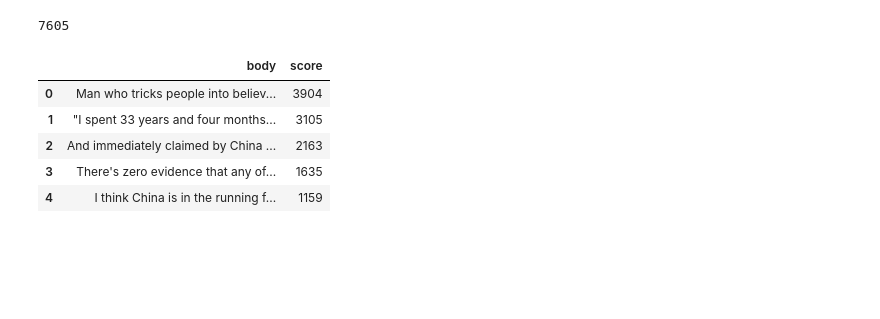
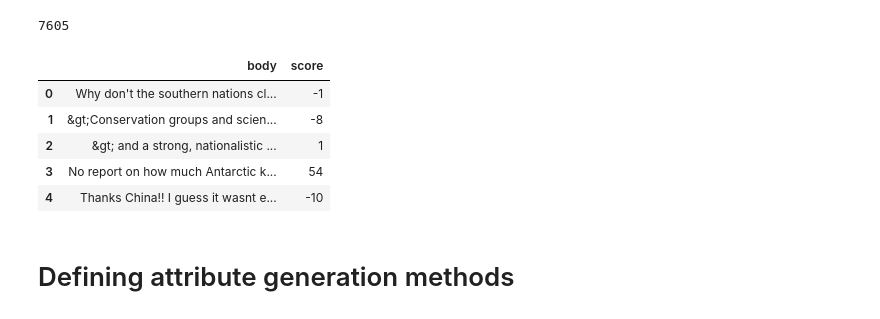
Before and after one commit to congsen1991/MLRedditHiveMind, a Jupyter notebook: reddit_NLP-textblob.ipynb, the cells around one changed output. Saved outputs shown, nothing was run; the diff lists cells and outputs as text; code cells hidden in the pictures; blank space fills up the shorter version.

Commit message:
full attribute generation

```diff
--- a/reddit_NLP-textblob.ipynb
+++ b/reddit_NLP-textblob.ipynb
@@ -2,51 +2,43 @@
 import pandas as pd
 import numpy as np
 import sqlite3
 import nltk, re, pprint
 from nltk import word_tokenize
 
 con = sqlite3.connect('worldnews.sqlite')
 c = con.cursor()
 
 
 df=pd.read_sql("SELECT * FROM worldnews1",con)
 
 
-#store = pd.HDFStore('store.h5')
+#sorting according to post performance
+#df.sort('score',ascending=False,inplace=True)
+#df.reset_index(drop=True,inplace=True)
 
-#figure out how to deal with this, I don't think HDFStore supports unicode format
-'''
-counter=0
-for chunk in pd.read_sql(query,con, chunksize=50000):
-    store.append(str(counter),chunk)
-    counter+=1
-
-print store
-'''
-#sorting according to post performance
-df.sort('score',ascending=False,inplace=True)
-df.reset_index(drop=True,inplace=True)
 data = df.body
 
 def getSubFrameByKeyword(dataframe,keyword):
     drop = np.array([i for i in range(len(dataframe.body)) if(not keyword in data[i])])
     newDf = dataframe.drop(drop)
     newDf.reset_index(drop=True,inplace=True)#resets index
     return newDf
 
 #breaking down dataset
 df_China = getSubFrameByKeyword(df,'China')
 print len(df_China)
 df_China.head()
 df_China.head()
 # %% [output]
 7605
 |  | body | score |
-| 0 | Man who tricks people into believ... | 3904 |
-| 1 | "I spent 33 years and four months... | 3105 |
-| 2 | And immediately claimed by China ... | 2163 |
-| 3 | There's zero evidence that any of... | 1635 |
-| 4 | I think China is in the running f... | 1159 |
+| 0 | Why don't the southern nations cl... | -1 |
+| 1 | &gt;Conservation groups and scien... | -8 |
+| 2 | &gt; and a strong, nationalistic ... | 1 |
+| 3 | No report on how much Antarctic k... | 54 |
+| 4 | Thanks China!! I guess it wasnt e... | -10 |
+# %% [markdown]
+# Defining attribute generation methods
 # %%
 #defining methods for attribute generation
 from textblob import TextBlob
```
Also changed, not shown: parts of 33 cells of this notebook.
